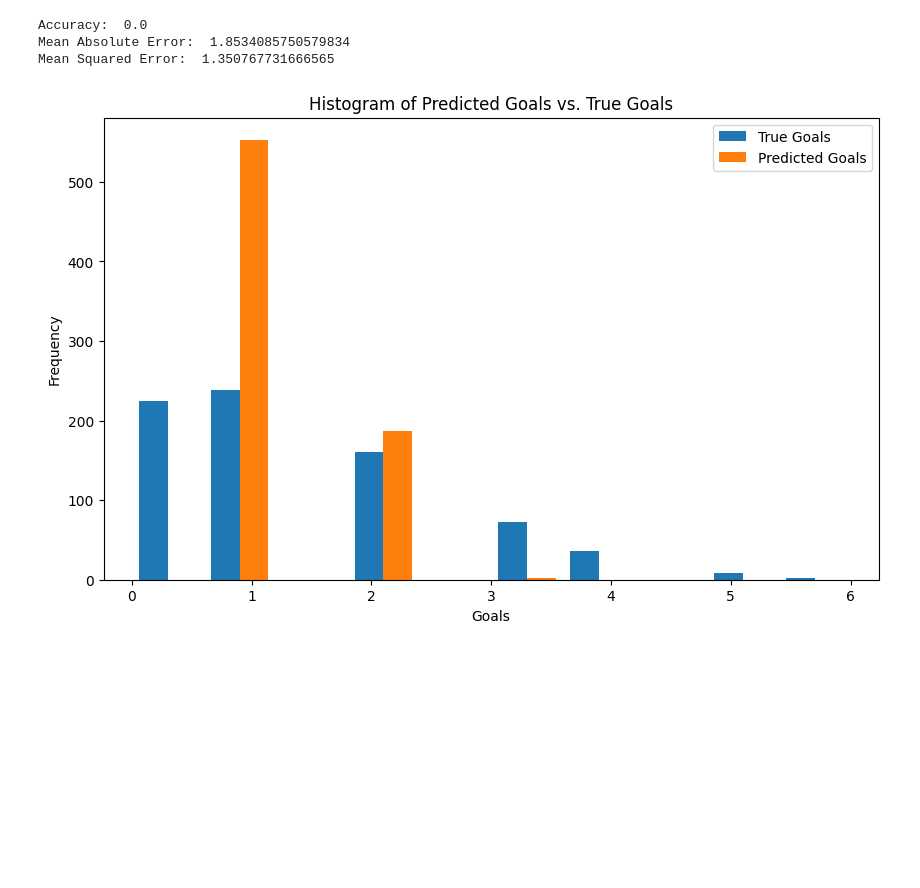
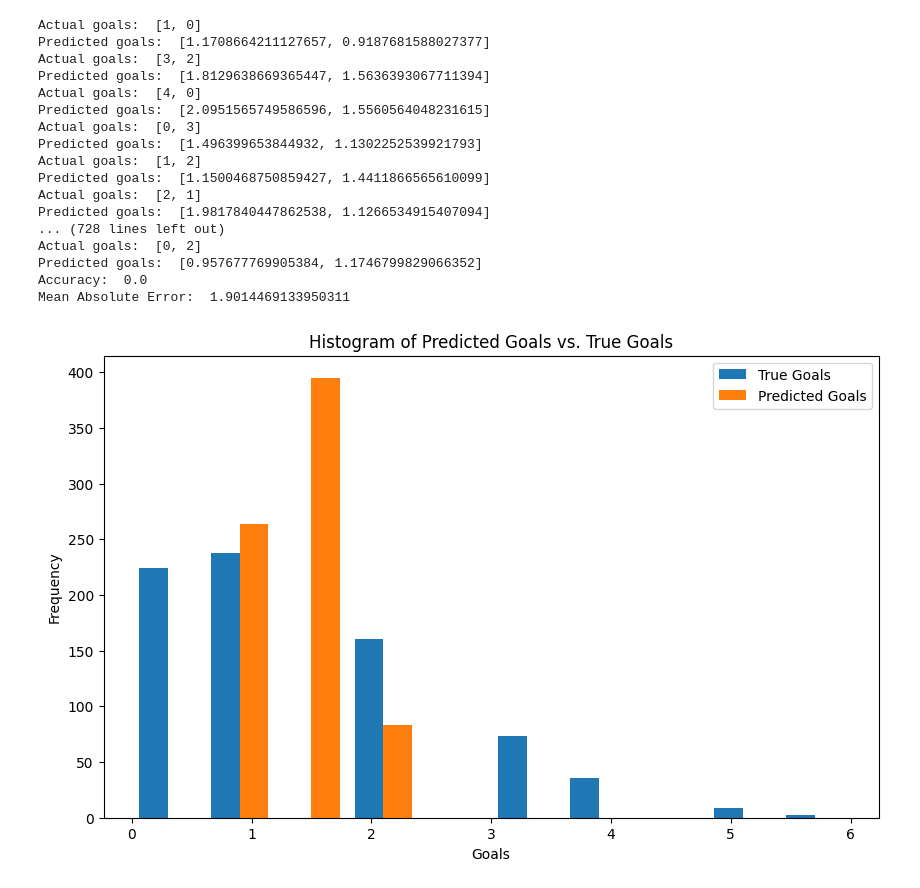
Before and after one commit to Pavlos01232/Match_Outcome_Prediction, a Jupyter notebook: Validation.ipynb, the cells around one changed output. Cells and saved outputs as stored; diff of their text form; code cells hidden in the pictures; blank space fills up the shorter version.

```diff
--- a/Validation.ipynb
+++ b/Validation.ipynb
@@ -762,10 +763,10 @@ absolute_errors = []
 # Iterate over each match to calculate absolute errors
 for i in range(total_matches):
     absolute_error_match = [] # Each match
-    #print("Actual goals: ", actual_goals[i])
+    print("Actual goals: ", actual_goals[i])
     absolute_error_match.append(abs(actual_goals[i][0] - predicted_goals[i][0]))
 
-    #print("Predicted goals: ", predicted_goals[i])
+    print("Predicted goals: ", predicted_goals[i])
     absolute_error_match.append(abs(actual_goals[i][1] - predicted_goals[i][1]))
 
     absolute_errors.append(absolute_error_match)
@@ -785,48 +786,49 @@ sum_abs_errors = 0
 for error_p_match in absolute_errors:
     sum_abs_errors += sum(error_p_match)
 
 # Calculate mean absolute error
 mean_absolute_error = sum_abs_errors / total_matches
 
-print("Mean Absolute Error: ", mean_absolute_error.item())
-
-# MSE
-sum_squared_errors = 0
-
-for i in range(total_matches):
-    squared_error_home = (actual_goals[i][0] - predicted_goals[i][0]) ** 2
-    squared_error_away = (actual_goals[i][1] - predicted_goals[i][1]) ** 2
-    sum_squared_errors += squared_error_home + squared_error_away
-
-mean_squared_error = sum_squared_errors / (2 * total_matches)
-
-print("Mean Squared Error: ", mean_squared_error.item())
-
+print("Mean Absolute Error: ", mean_absolute_error)
 
 import matplotlib.pyplot as plt
 
 # Flatten
 true_goals_flat = []
 for match in actual_goals:
     for goal in match:
         true_goals_flat.append(goal)
 
 predicted_goals_flat = []
 for match in predicted_goals:
     for goal in match:
-        predicted_goals_flat.append(round(goal.item()))
+        predicted_goals_flat.append(goal)
 
 
 # Histogram of Predicted Goals vs. Actual Goals
 plt.figure(figsize=(10, 6))
 plt.hist([true_goals_flat, predicted_goals_flat], bins=10, label=['True Goals', 'Predicted Goals'])
 plt.xlabel('Goals')
 plt.ylabel('Frequency')
 plt.title('Histogram of Predicted Goals vs. True Goals')
 plt.legend()
 plt.show()
 # %% [output]
+Actual goals:  [1, 0]
+Predicted goals:  [1.1708664211127657, 0.9187681588027377]
+Actual goals:  [3, 2]
+Predicted goals:  [1.8129638669365447, 1.5636393067711394]
+Actual goals:  [4, 0]
+Predicted goals:  [2.0951565749586596, 1.5560564048231615]
+Actual goals:  [0, 3]
+Predicted goals:  [1.496399653844932, 1.1302252539921793]
+Actual goals:  [1, 2]
+Predicted goals:  [1.1500468750859427, 1.4411866565610099]
+Actual goals:  [2, 1]
+Predicted goals:  [1.9817840447862538, 1.1266534915407094]
+... (728 lines left out)
+Actual goals:  [0, 2]
+Predicted goals:  [0.957677769905384, 1.1746799829066352]
 Accuracy:  0.0
-Mean Absolute Error:  1.8534085750579834
-Mean Squared Error:  1.350767731666565
+Mean Absolute Error:  1.9014469133950311
-[figure, old version]
+[figure, new version]
```
Also changed, not shown: parts of 1 cell of this notebook.
